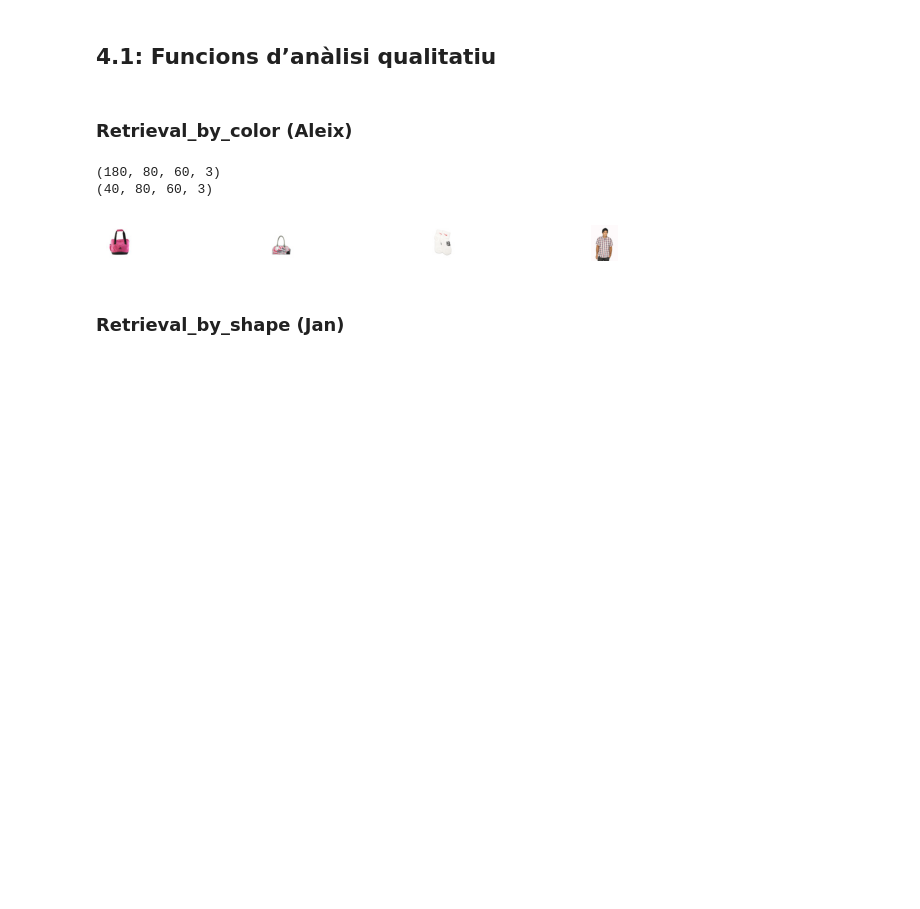
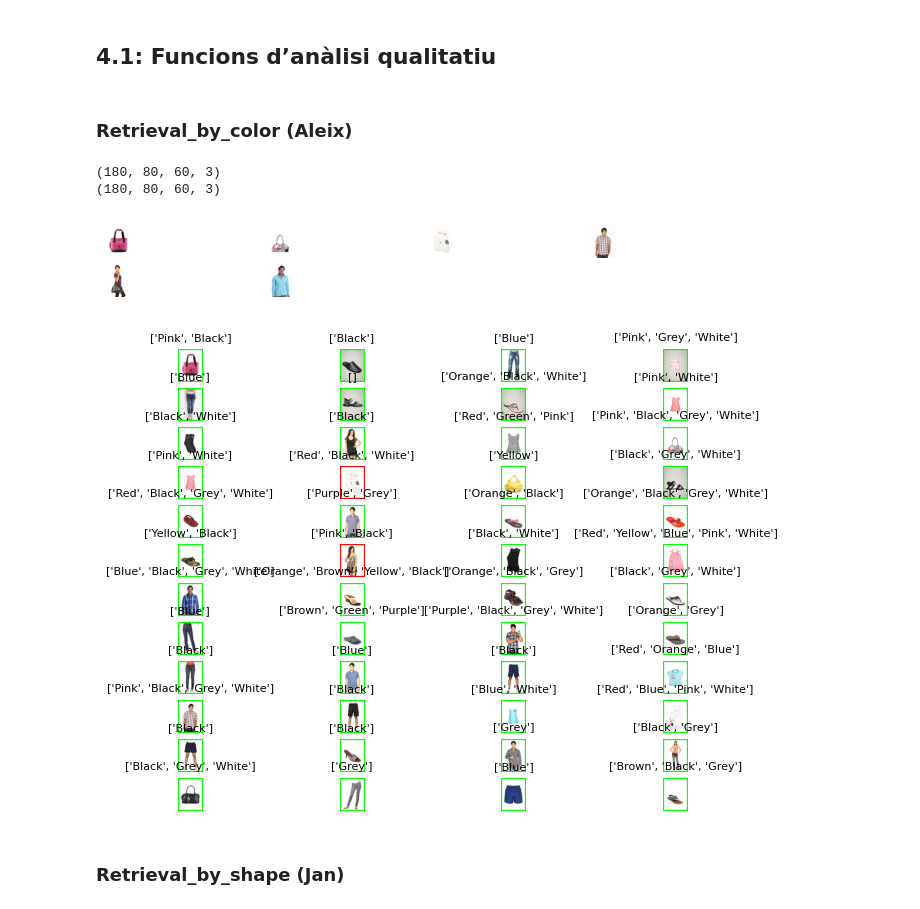
Before and after one commit to aleixJ/Practica2_IA, a Jupyter notebook: Etiquetador/analisis_part3.ipynb, the cells around one changed output. Cells and saved outputs as stored; diff of their text form; code cells hidden in the pictures; blank space fills up the shorter version.

Commit message:
updated 'Retrieval_by_color

```diff
--- a/Etiquetador/analisis_part3.ipynb
+++ b/Etiquetador/analisis_part3.ipynb
@@ -51,35 +51,69 @@ def Retrieval_by_color(imgs, color_labels, query_img):
                 query_img: list of strings with the query images.
                     Example: ['Red'] or ['Red', 'Black']
             Returns:
                 imgs_retrieved: array with the images that have the same color as the query image
         """
     if(len(imgs) != len(color_labels)):
         raise ValueError("imgs and color_labels must have the same length")
     imgs_retrieved = []
     #using zip to iterate over two lists at the same time
     for img, color in zip(imgs, color_labels):
         #check if all the colors in the query_img are in the color of the image
         if(all(x in color for x in query_img)):
             imgs_retrieved.append(img)
     return imgs_retrieved
 
+def check_color_prediction(imgs, color_labels, color_labels_predicted, query_img):
+    """
+        Function to check if the color prediction is correct
+            Args:
+                imgs: array with the images
+                color_labels: array with the color labels
+                color_labels_predicted: array with the predicted color labels
+                query_img: list of strings with the query images.
+                    Example: ['Red'] or ['Red', 'Black']
+            Returns:
+                ok: array with the boolean values of the correct predictions
+    """
+    if(len(imgs) != len(color_labels) or len(imgs) != len(color_labels_predicted)):
+        raise ValueError("imgs, color_labels and color_labels_predicted must have the same length")
+
+    ok = []
+    # Check if the color prediction is correct. If the color of the color_labels have all the colors in the query_img and the same as the color_labels_predicted, then it is correct.
+    for color, color_predicted in zip(color_labels, color_labels_predicted):
+        if(all(x in color for x in query_img)):
+            if(all(x in color_predicted for x in query_img)):
+                ok.append(True)
+            else:
+                ok.append(False)
+        else:
+            if not (all(x in color_predicted for x in query_img)):
+                ok.append(True)
+            else:
+                ok.append(False)
+    return ok
+
+
 print(imgs.shape)
-imgs = imgs[:40]
+#imgs = imgs[:40]
 print(imgs.shape)
-
 
 
 query_img = np.array(['Black', 'Pink'])
 # KMeans
 km_predicted_colors = []
 for img in imgs:
     km = KMeans(X=img)
     km.find_bestK(max_K=11)
     km_predicted_colors.append(get_colors(km.centroids))
 
 imgs_retrieved = Retrieval_by_color(imgs, km_predicted_colors, query_img=query_img)
-visualize_retrieval(imgs_retrieved, topN=44)
+visualize_retrieval(imgs_retrieved, topN=48)
+ok = check_color_prediction(imgs, color_labels, km_predicted_colors, query_img=query_img)
+# Green: Image identified correctly. Red: Image identified incorrectly, can be a false positive or a false negative
+visualize_retrieval(imgs, topN=48, info=color_labels, ok=ok)
 # %% [output]
 (180, 80, 60, 3)
-(40, 80, 60, 3)
+(180, 80, 60, 3)
-[figure, old version]
+[figure, new version]
+[figure, added]
```
Also changed, not shown: parts of 2 cells of this notebook.
